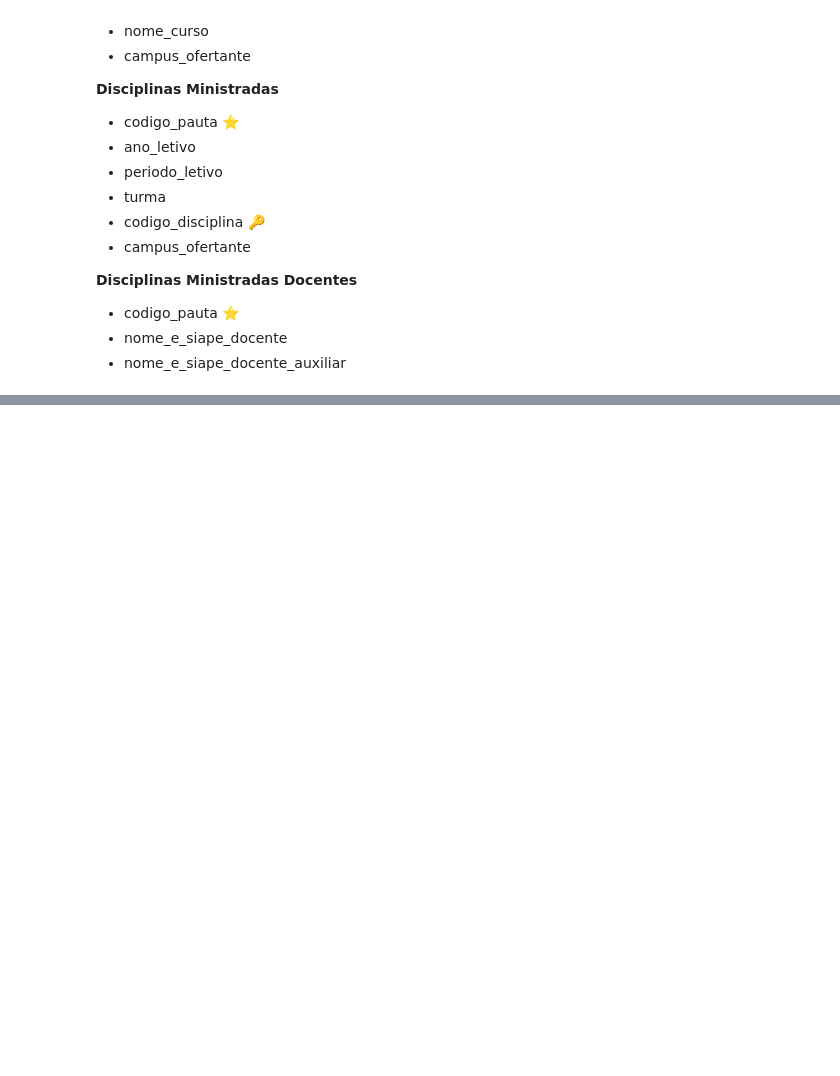
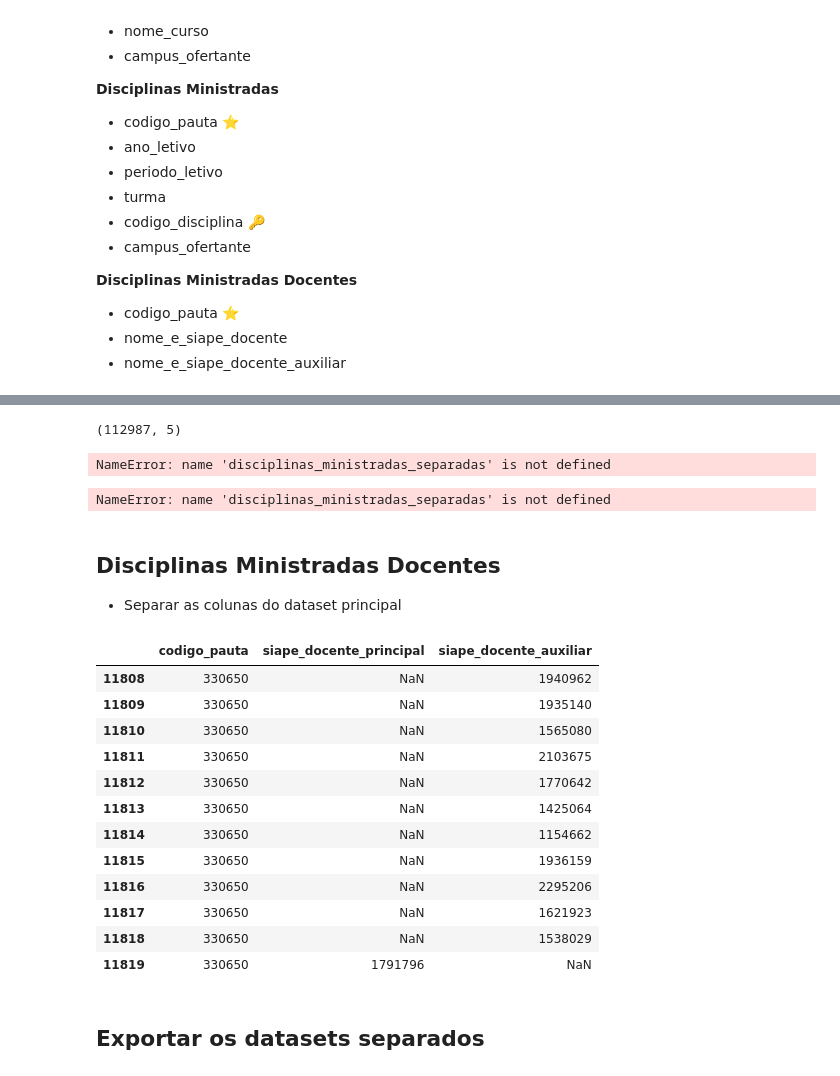
Before and after one commit to marcelsby/tcc-ifg-kg, a Jupyter notebook: notebooks/dados_abertos/Preprocessing Disciplinas Ministradas.ipynb, the cells around one changed output, grey strips where cells are left out. Drawn from its saved outputs; the diff is of its cells as text; code cells hidden in the pictures; blank space fills up the shorter version.

```diff
--- a/notebooks/dados_abertos/Preprocessing Disciplinas Ministradas.ipynb
+++ b/notebooks/dados_abertos/Preprocessing Disciplinas Ministradas.ipynb
@@ -501,0 +545,42 @@ disciplinas_separadas.head()
+# %%
+disciplinas_ministradas_separadas.shape
+# %% [output]
+(112987, 5)
+# %%
+disciplinas_ministradas_separadas.rename(columns={'codigo_pauta': 'codigo'}, inplace=True)
+# %% [output]
+NameError: name 'disciplinas_ministradas_separadas' is not defined
+# %%
+disciplinas_ministradas_separadas.head()
+# %% [output]
+NameError: name 'disciplinas_ministradas_separadas' is not defined
+# %% [markdown]
+## Disciplinas Ministradas Docentes
+
+- Separar as colunas do dataset principal
+# %%
+colunas = [
+    'codigo_pauta',
+    'siape_docente_principal',
+    'siape_docente_auxiliar'
+]
+
+disciplinas_ministradas_docentes_separadas = disciplinas_ministradas[colunas]
+# %%
+disciplinas_ministradas_docentes_separadas[disciplinas_ministradas_docentes_separadas['codigo_pauta'] == 330650]
+# %% [output]
+|  | codigo_pauta | siape_docente_principal | siape_docente_auxiliar |
+| 11808 | 330650 | NaN | 1940962 |
+| 11809 | 330650 | NaN | 1935140 |
+| 11810 | 330650 | NaN | 1565080 |
+| 11811 | 330650 | NaN | 2103675 |
+| 11812 | 330650 | NaN | 1770642 |
+| 11813 | 330650 | NaN | 1425064 |
+| 11814 | 330650 | NaN | 1154662 |
+| 11815 | 330650 | NaN | 1936159 |
+| 11816 | 330650 | NaN | 2295206 |
+| 11817 | 330650 | NaN | 1621923 |
+| 11818 | 330650 | NaN | 1538029 |
+| 11819 | 330650 | 1791796 | NaN |
+# %% [markdown]
+## Exportar os datasets separados
```
Also changed, not shown: parts of 24 cells of this notebook, 1 other file.
